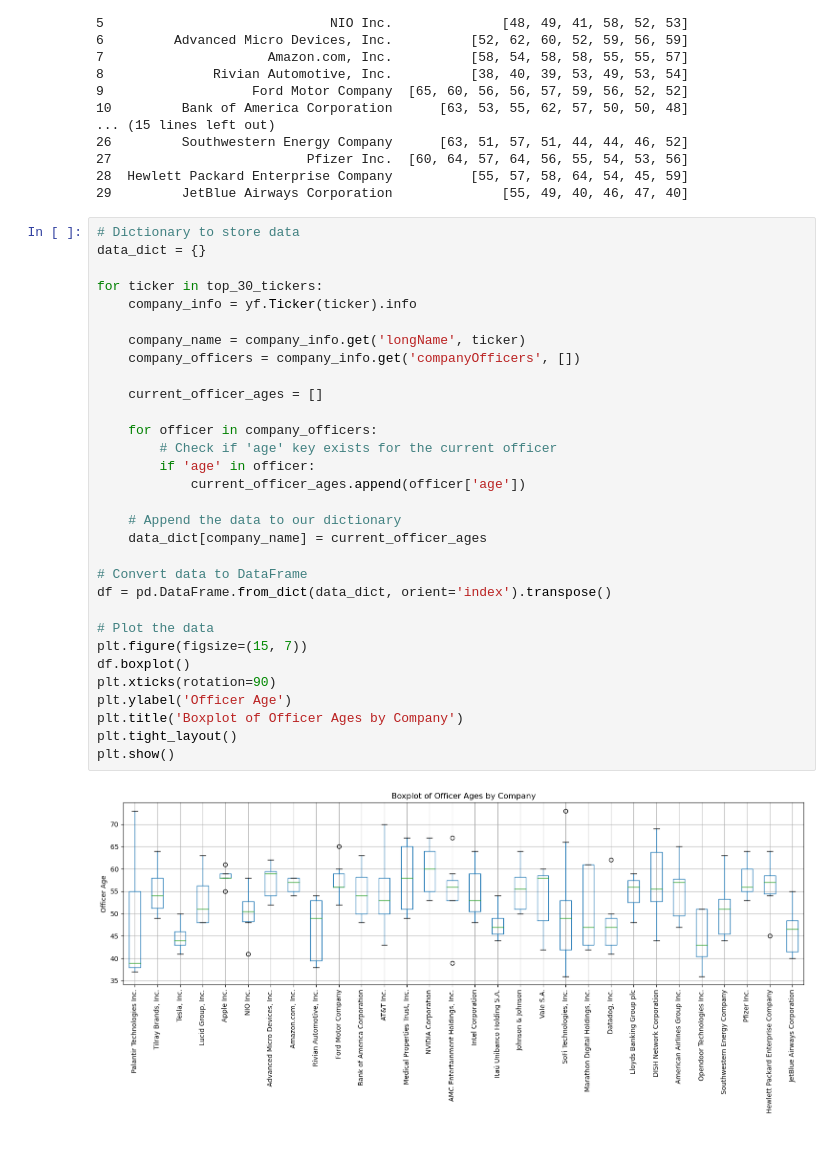
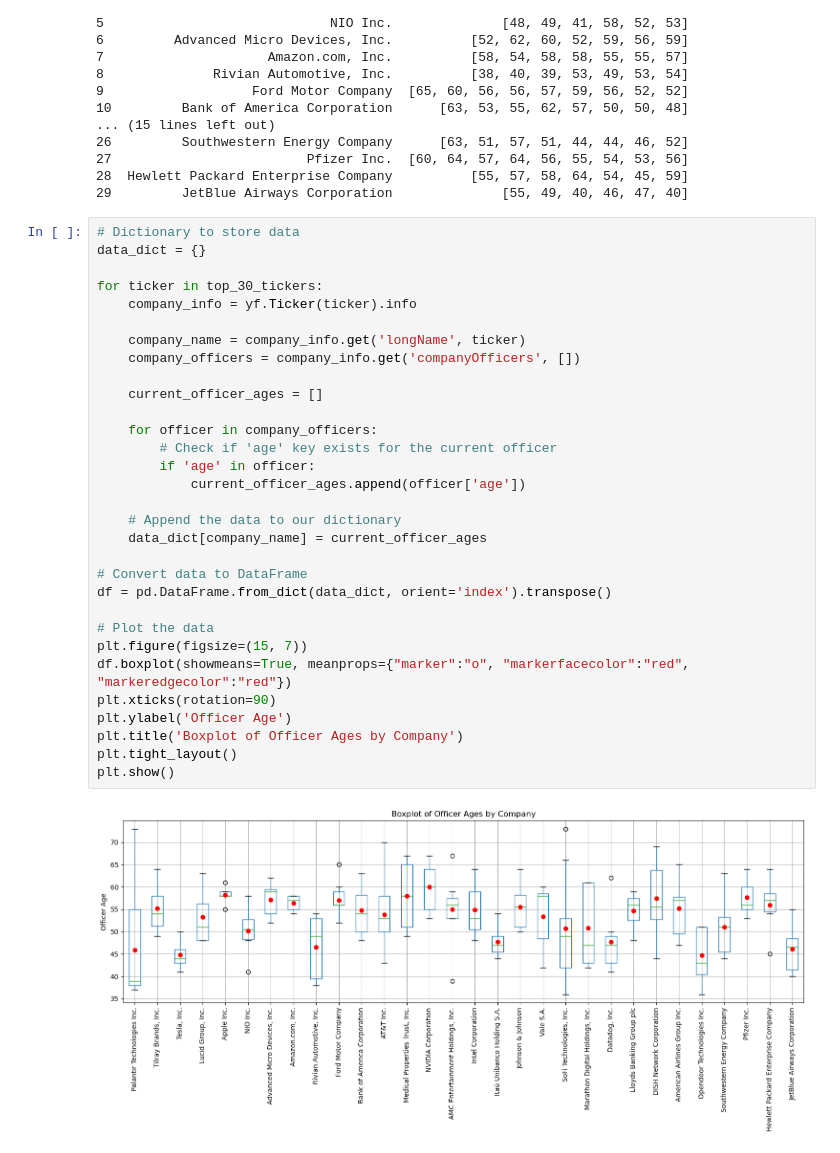
Before and after one commit to ReiannaLiu/project_1, a Jupyter notebook: 23.ipynb, the cells around one changed output. Drawn from its saved outputs; the diff is of its cells as text.

Commit message:
add avg into box plot

```diff
--- a/23.ipynb
+++ b/23.ipynb
@@ -144,32 +144,32 @@ df.to_csv('officer_ages.csv', index=False)
 # Dictionary to store data
 data_dict = {}
 
 for ticker in top_30_tickers:
     company_info = yf.Ticker(ticker).info
 
     company_name = company_info.get('longName', ticker)
     company_officers = company_info.get('companyOfficers', [])
 
     current_officer_ages = []
 
     for officer in company_officers:
         # Check if 'age' key exists for the current officer
         if 'age' in officer:
             current_officer_ages.append(officer['age'])
 
     # Append the data to our dictionary
     data_dict[company_name] = current_officer_ages
 
 # Convert data to DataFrame
 df = pd.DataFrame.from_dict(data_dict, orient='index').transpose()
 
 # Plot the data
 plt.figure(figsize=(15, 7))
-df.boxplot()
+df.boxplot(showmeans=True, meanprops={"marker":"o", "markerfacecolor":"red", "markeredgecolor":"red"})
 plt.xticks(rotation=90)
 plt.ylabel('Officer Age')
 plt.title('Boxplot of Officer Ages by Company')
 plt.tight_layout()
 plt.show()
 # %% [output]
-[figure, old version]
+[figure, new version]
```
Also changed, not shown: parts of 1 cell of this notebook, 1 other file.
